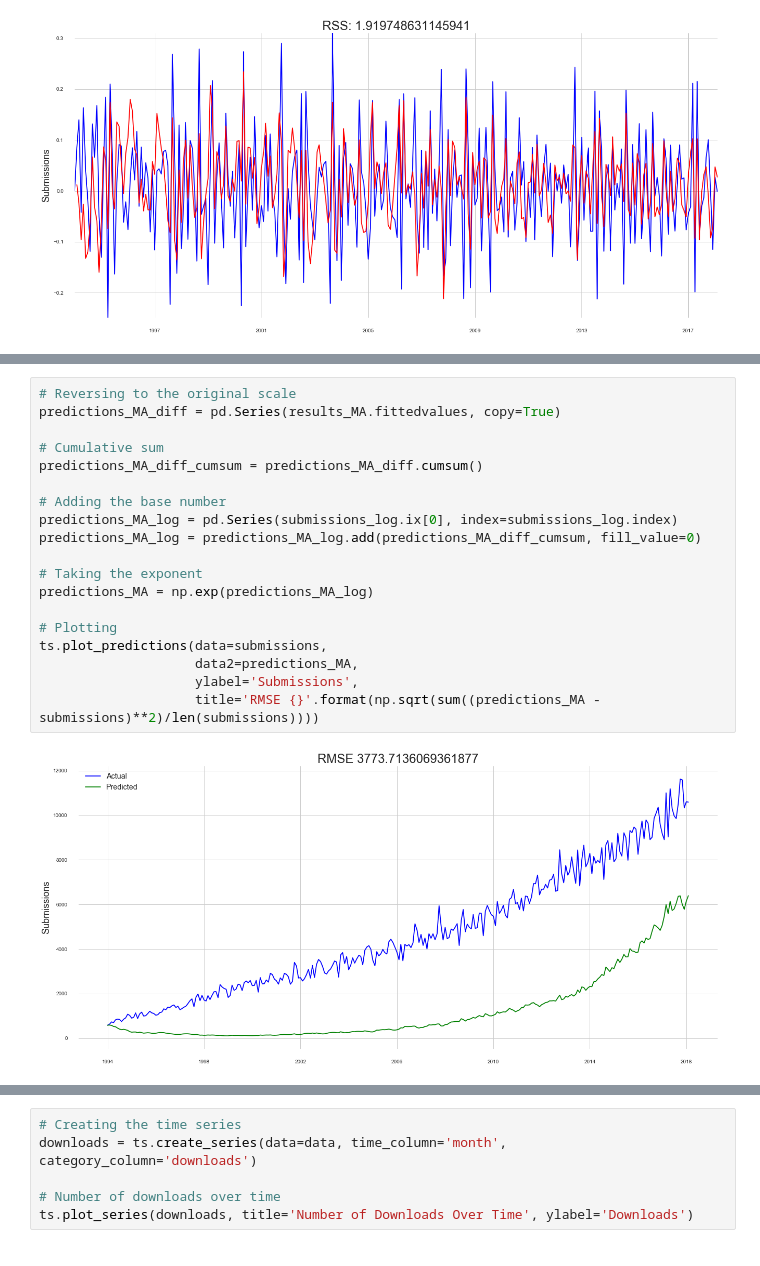
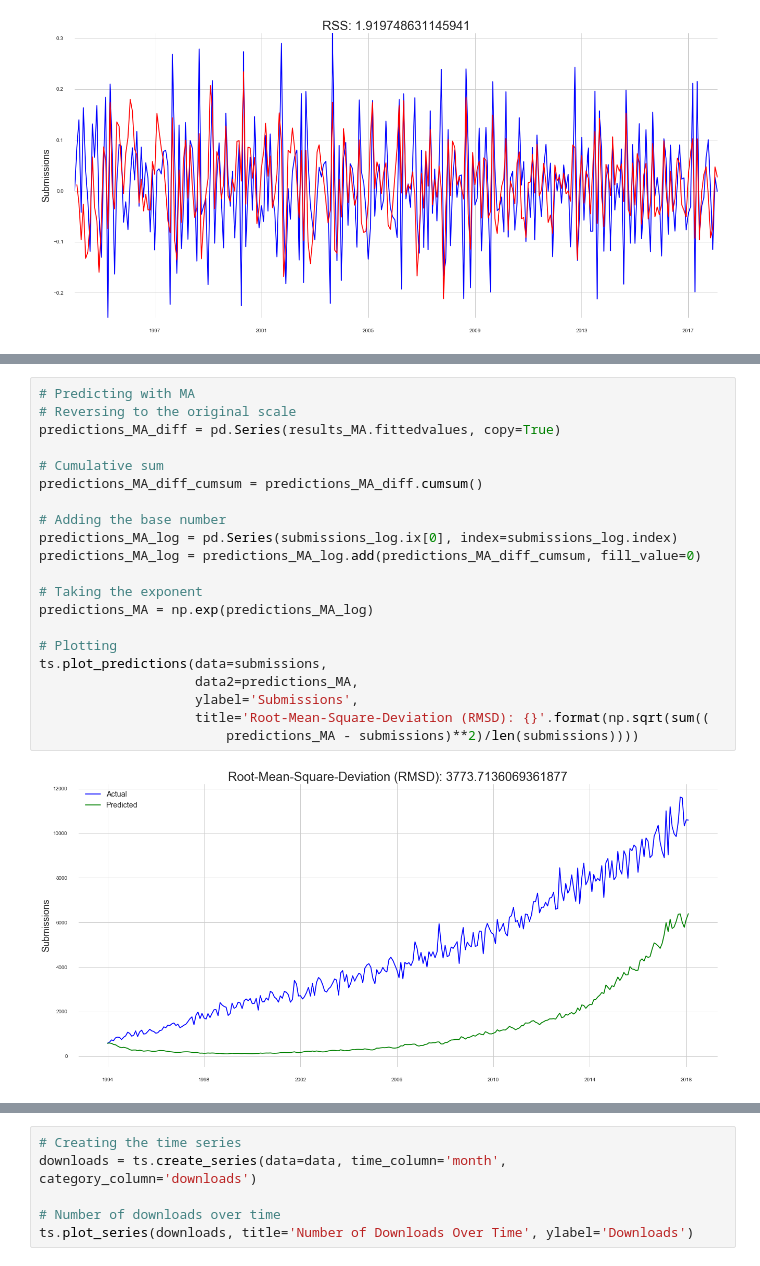
Before and after one commit to wildlyclassyprince/data-playground, a Jupyter notebook: arxiv/arxiv_monthly_submissions_and_downloads.ipynb, the cells around one changed output, grey strips where cells are left out. Saved outputs shown, nothing was run; the diff lists cells and outputs as text.

```diff
--- a/arxiv/arxiv_monthly_submissions_and_downloads.ipynb
+++ b/arxiv/arxiv_monthly_submissions_and_downloads.ipynb
@@ -492,21 +519,23 @@ MA.2            1.0464           +0.0972j            1.0509            0.0147
 # %%
+# Predicting with MA
 # Reversing to the original scale
 predictions_MA_diff = pd.Series(results_MA.fittedvalues, copy=True)
 
 # Cumulative sum
 predictions_MA_diff_cumsum = predictions_MA_diff.cumsum()
 
 # Adding the base number
 predictions_MA_log = pd.Series(submissions_log.ix[0], index=submissions_log.index)
 predictions_MA_log = predictions_MA_log.add(predictions_MA_diff_cumsum, fill_value=0)
 
 # Taking the exponent
 predictions_MA = np.exp(predictions_MA_log)
 
 # Plotting
 ts.plot_predictions(data=submissions,
                     data2=predictions_MA,
                     ylabel='Submissions',
-                    title='RMSE {}'.format(np.sqrt(sum((predictions_MA - submissions)**2)/len(submissions))))
+                    title='Root-Mean-Square-Deviation (RMSD): {}'.format(np.sqrt(sum((
+                        predictions_MA - submissions)**2)/len(submissions))))
 # %% [output]
-[figure, old version]
+[figure, new version]
```
Also changed, not shown: parts of 7 cells of this notebook.
